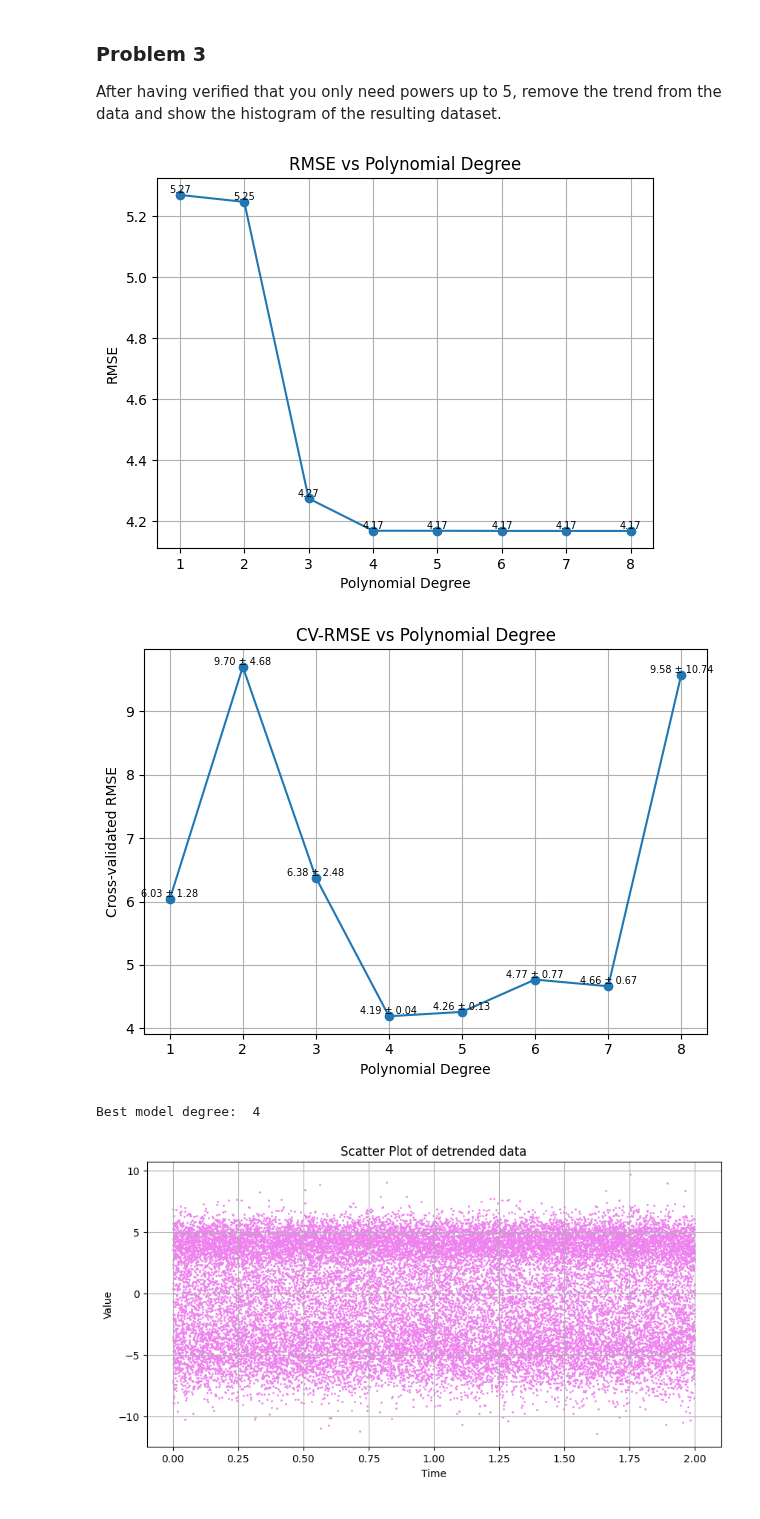
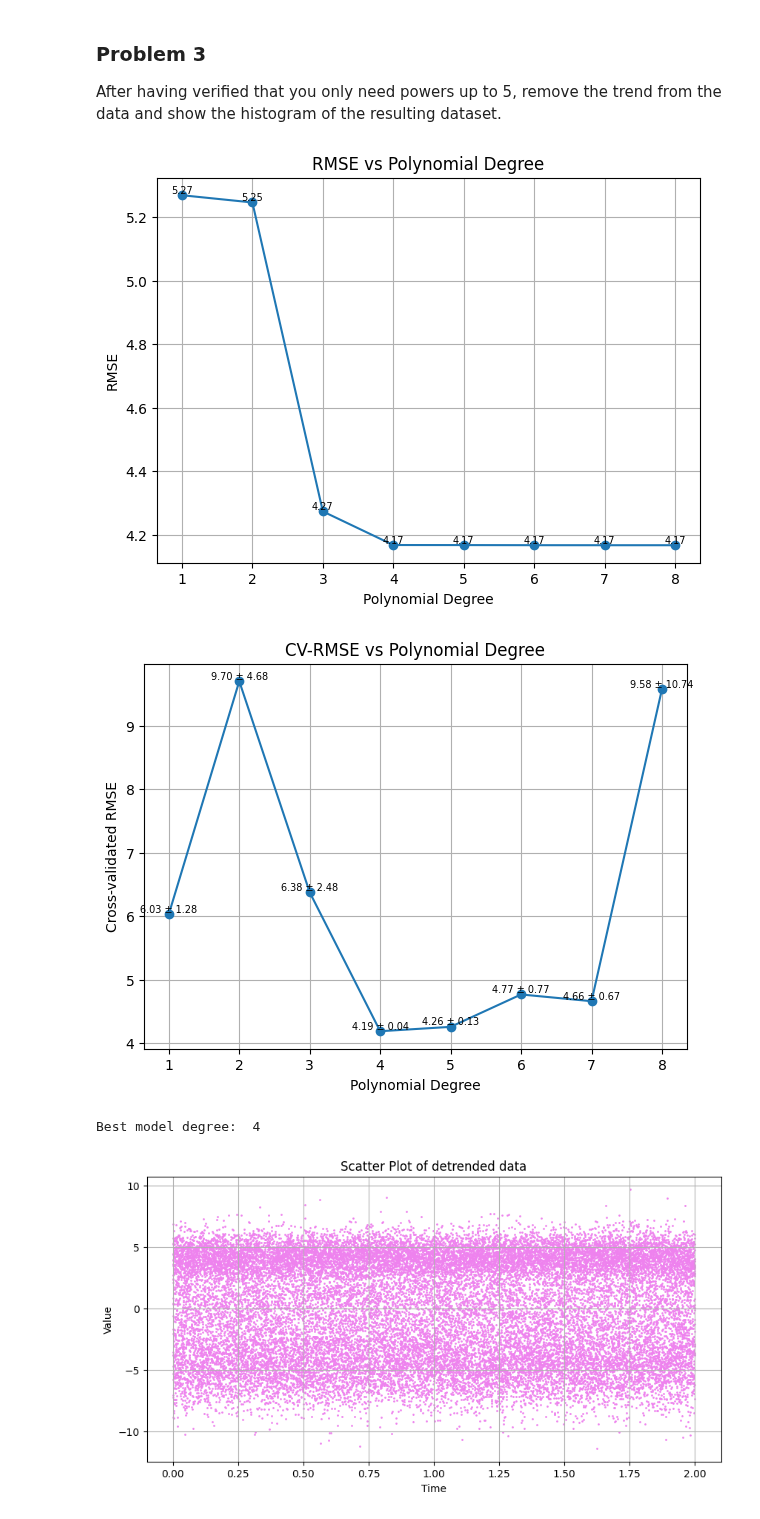
Before and after one commit to DaMole98/SPE-labs, a Jupyter notebook: HW-3/HW3.ipynb, the cells around one changed output. Cells and saved outputs as stored; diff of their text form; code cells hidden in the pictures.

Commit message:
Fix plot dim

```diff
--- a/HW-3/HW3.ipynb
+++ b/HW-3/HW3.ipynb
@@ -136,45 +136,43 @@ for deg in degrees:
         best_poly = poly
         # best_model = model.fit(X_poly, y_cv)
 # %%
-# Create a single figure with two subplots
-# fig, (plt, plt) = plt.subplots(1, 2, figsize=(12, 5))
-
 # RMSE vs Polynomial Degree on the second subplot
 rmse_floats = [float(r[0]) for r in rmse_for_degrees]
+plt.figure(figsize=(7, 5))
 plt.plot(degrees, rmse_floats, marker="o")
 
 for deg, rm in zip(degrees, rmse_floats):
     plt.text(deg, rm, f"{rm:.2f}", ha="center", va="bottom", fontsize=7)
 plt.xlabel("Polynomial Degree")
 plt.ylabel("RMSE")
 plt.title("RMSE vs Polynomial Degree")
 plt.grid(True)
 plt.show()
 
 # CV-MSE vs Polynomial Degree on the first subplot
+plt.figure(figsize=(7, 5))
 plt.plot(degrees, rmse_cv, marker="o")
 
 for d_val, cv_rmse, std in zip(degrees, rmse_cv, rmse_cv_std):
     plt.text(
         d_val,
         cv_rmse,
         f"{cv_rmse:.2f} ± {std:.2f}",
         ha="center",
         va="bottom",
         fontsize=7,
     )
 plt.xlabel("Polynomial Degree")
 plt.ylabel("Cross-validated RMSE")
 plt.title("CV-RMSE vs Polynomial Degree")
 plt.grid(True)
 
-plt.tight_layout()
 plt.show()
 
 print("Best model degree: ", best_poly.degree)
 # %% [output]
-[figure, old version]
+[figure, new version]
-[figure, old version]
+[figure, new version]
 Best model degree:  4
 # %%
 #removing the trend of the data
```
Also changed, not shown: 3 other files.
